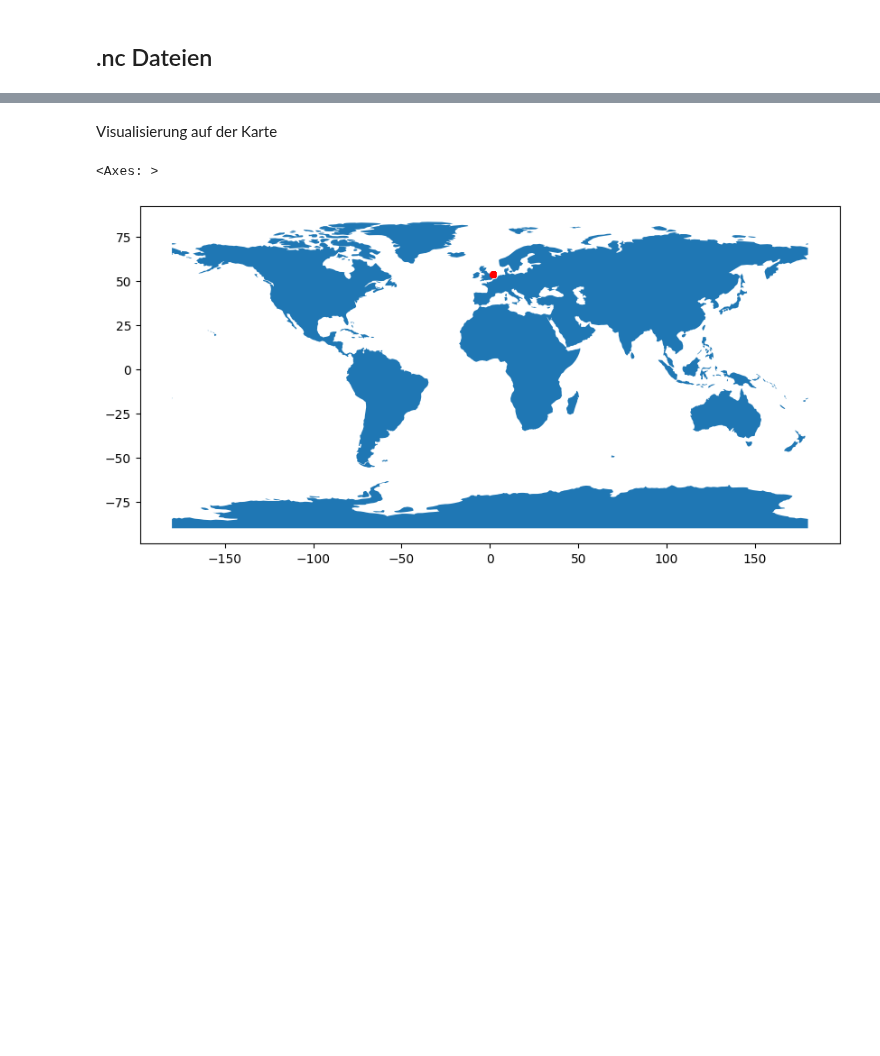
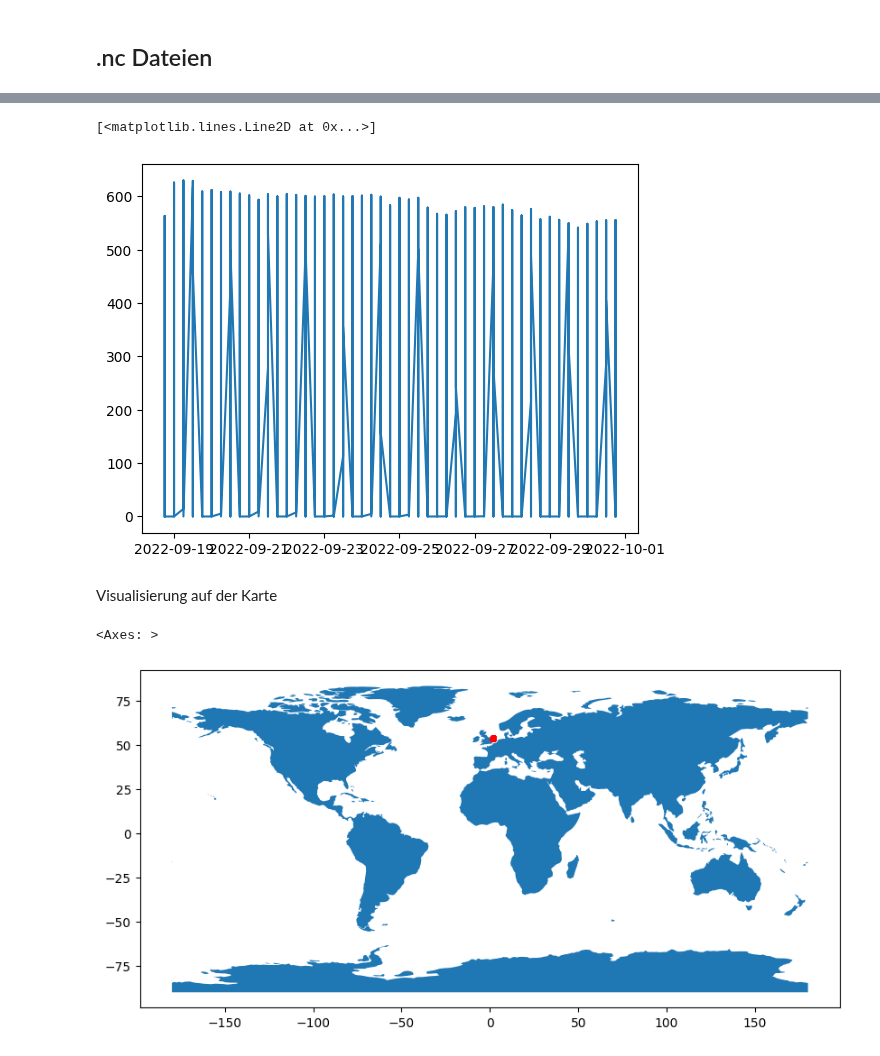
Before and after one commit to av1c3nna/awp2, a Jupyter notebook: preprocessing_steps_notebook.ipynb, the cells around one changed output, grey strips where cells are left out. Cells and saved outputs as stored; diff of their text form; code cells hidden in the pictures; blank space fills up the shorter version.

```diff
--- a/preprocessing_steps_notebook.ipynb
+++ b/preprocessing_steps_notebook.ipynb
@@ -20,3 +20,7 @@ df_dwd_demand_unprocessed = extractor.combine_files("nc_files", "dwd_icon_eu_dem
 ncep_gfs_hornsea_unprocessed = extractor.combine_files("nc_files", "ncep_gfs_hornsea")
 ncep_gfs_pes_unprocessed = extractor.combine_files("nc_files", "ncep_gfs_pes10")
 ncep_gfs_demand_unprocessed = extractor.combine_files("nc_files", "ncep_gfs_demand")
+# %%
+ncep_gfs_pes_unprocessed["ref_time"] = pd.to_datetime(ncep_gfs_pes_unprocessed.reset_index()["level_0"])
+# %%
+ncep_gfs_pes_unprocessed = ncep_gfs_pes_unprocessed.reset_index()
@@ -23,3 +43,12 @@ ncep_gfs_demand_unprocessed = extractor.combine_files("nc_files", "ncep_gfs_dema
+# %%
+import matplotlib.pyplot as plt
+
+
+g = ncep_gfs_pes_unprocessed[(ncep_gfs_pes_unprocessed.level_0.dt.year == 2022) & (ncep_gfs_pes_unprocessed.level_0.dt.month == 9)].iloc[:200000]
+plt.plot(g["level_0"], g["SolarDownwardRadiation"])
+# %% [output]
+[<matplotlib.lines.Line2D at 0x...>]
+[figure, added]
 # %% [markdown]
 Visualisierung auf der Karte
 # %%
```
Also changed, not shown: parts of 8 cells of this notebook, 25 other files.
